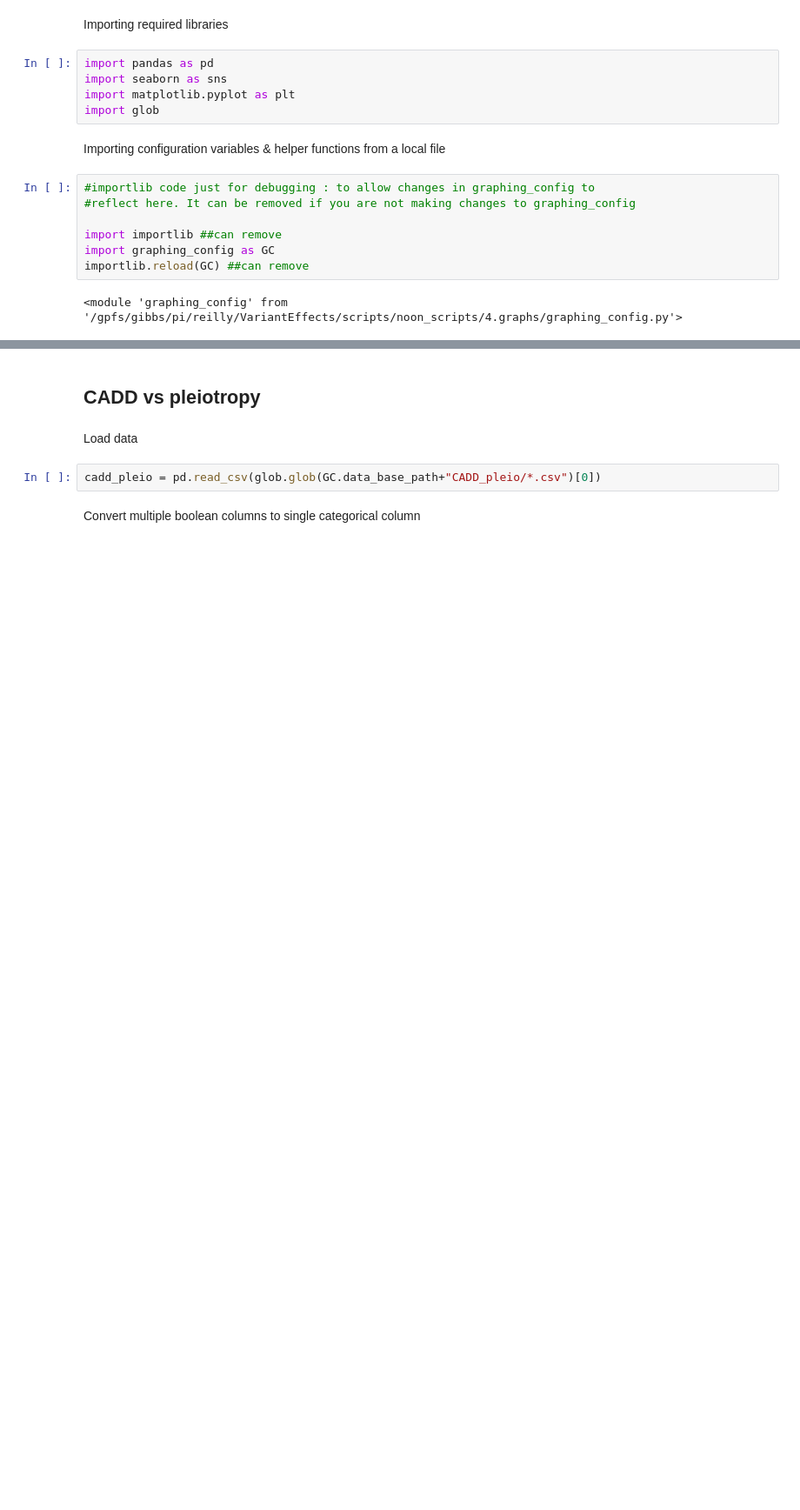
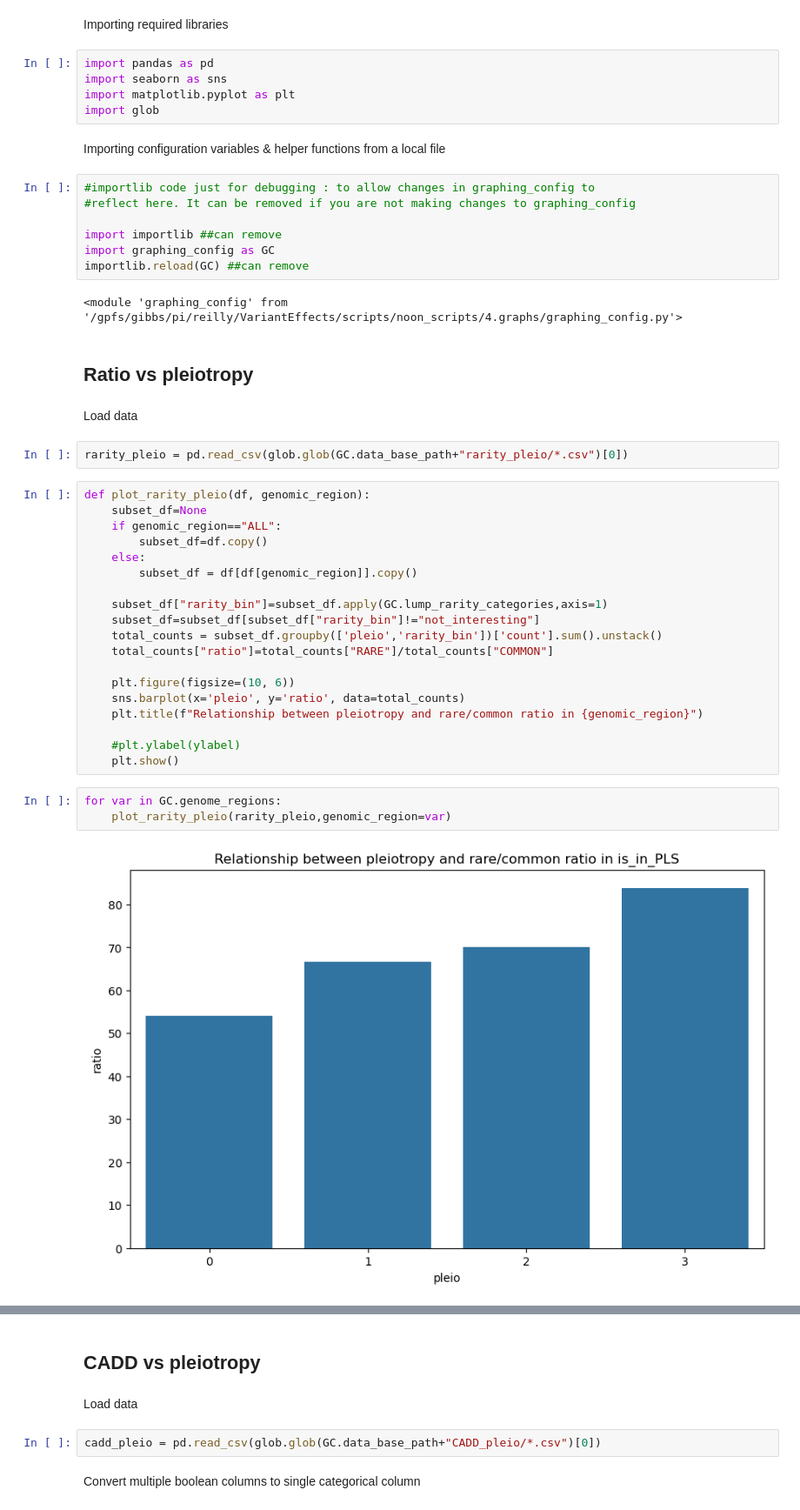
Before and after one commit to Reilly-Lab-Yale/variant_effects_mnoon, a Jupyter notebook: 4.graphs/pleio.ipynb, the cells around one changed output, grey strips where cells are left out. Shown at 87% size. Cells and saved outputs as stored; diff of their text form; blank space fills up the shorter version.

Commit message:
added script to count total number of variants post filtering & added new graph to pleiotropy : rare/common ratio as a function of pleiotropy

```diff
--- a/4.graphs/pleio.ipynb
+++ b/4.graphs/pleio.ipynb
@@ -20,3 +20,33 @@ import graphing_config as GC
 importlib.reload(GC) ##can remove
 # %% [output]
 <module 'graphing_config' from '/gpfs/gibbs/pi/reilly/VariantEffects/scripts/noon_scripts/4.graphs/graphing_config.py'>
+# %% [markdown]
+## Ratio vs pleiotropy
+# %% [markdown]
+Load data
+# %%
+rarity_pleio = pd.read_csv(glob.glob(GC.data_base_path+"rarity_pleio/*.csv")[0])
+# %%
+def plot_rarity_pleio(df, genomic_region):
+    subset_df=None
+    if genomic_region=="ALL":
+        subset_df=df.copy()
+    else:
+        subset_df = df[df[genomic_region]].copy()
+
+    subset_df["rarity_bin"]=subset_df.apply(GC.lump_rarity_categories,axis=1)
+    subset_df=subset_df[subset_df["rarity_bin"]!="not_interesting"]
+    total_counts = subset_df.groupby(['pleio','rarity_bin'])['count'].sum().unstack()
+    total_counts["ratio"]=total_counts["RARE"]/total_counts["COMMON"]
+
+    plt.figure(figsize=(10, 6))
+    sns.barplot(x='pleio', y='ratio', data=total_counts)
+    plt.title(f"Relationship between pleiotropy and rare/common ratio in {genomic_region}")
+
+    #plt.ylabel(ylabel)
+    plt.show()
+# %%
+for var in GC.genome_regions:
+    plot_rarity_pleio(rarity_pleio,genomic_region=var)
+# %% [output]
+[figure, added]
```
Also changed, not shown: parts of 1 cell of this notebook, 3 other files.
